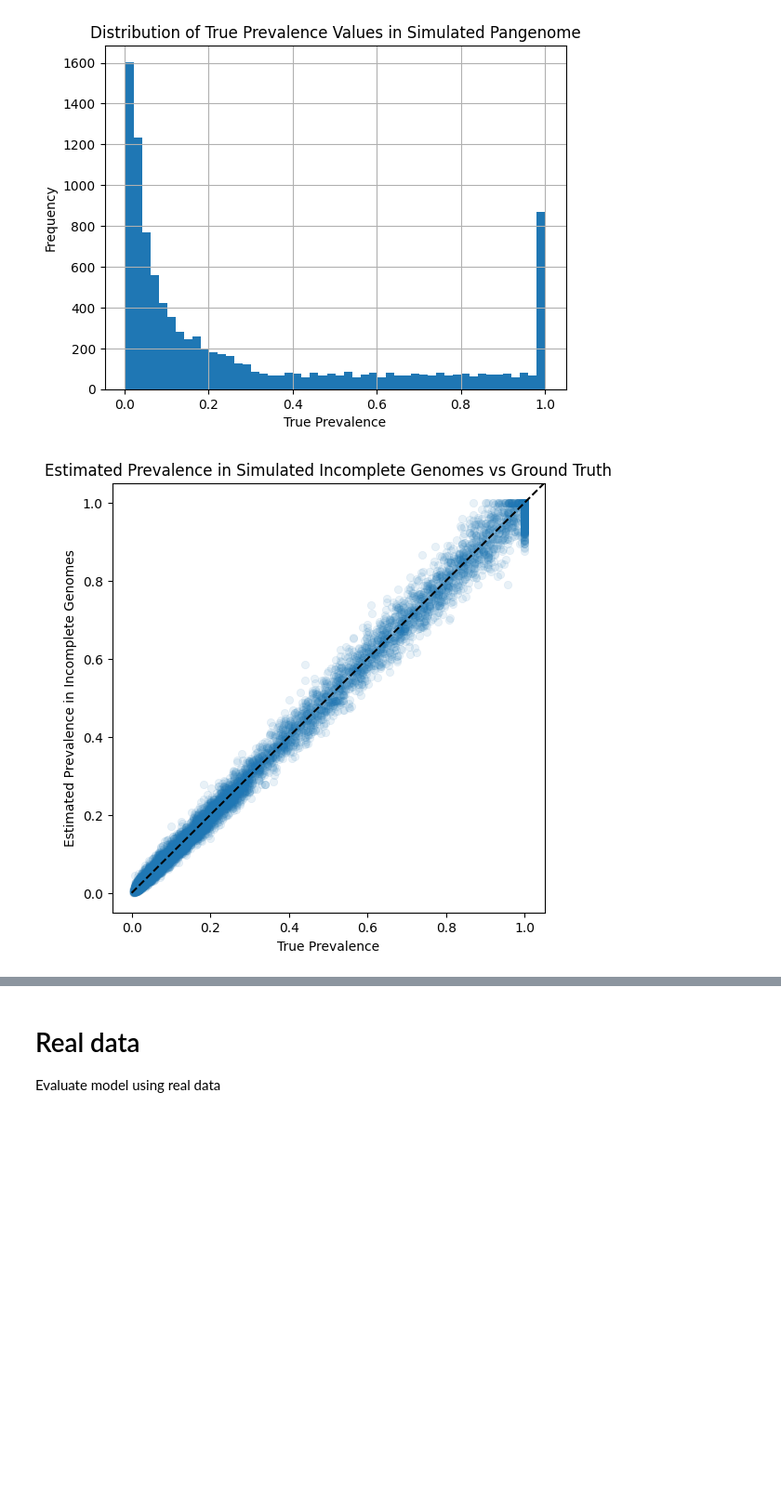
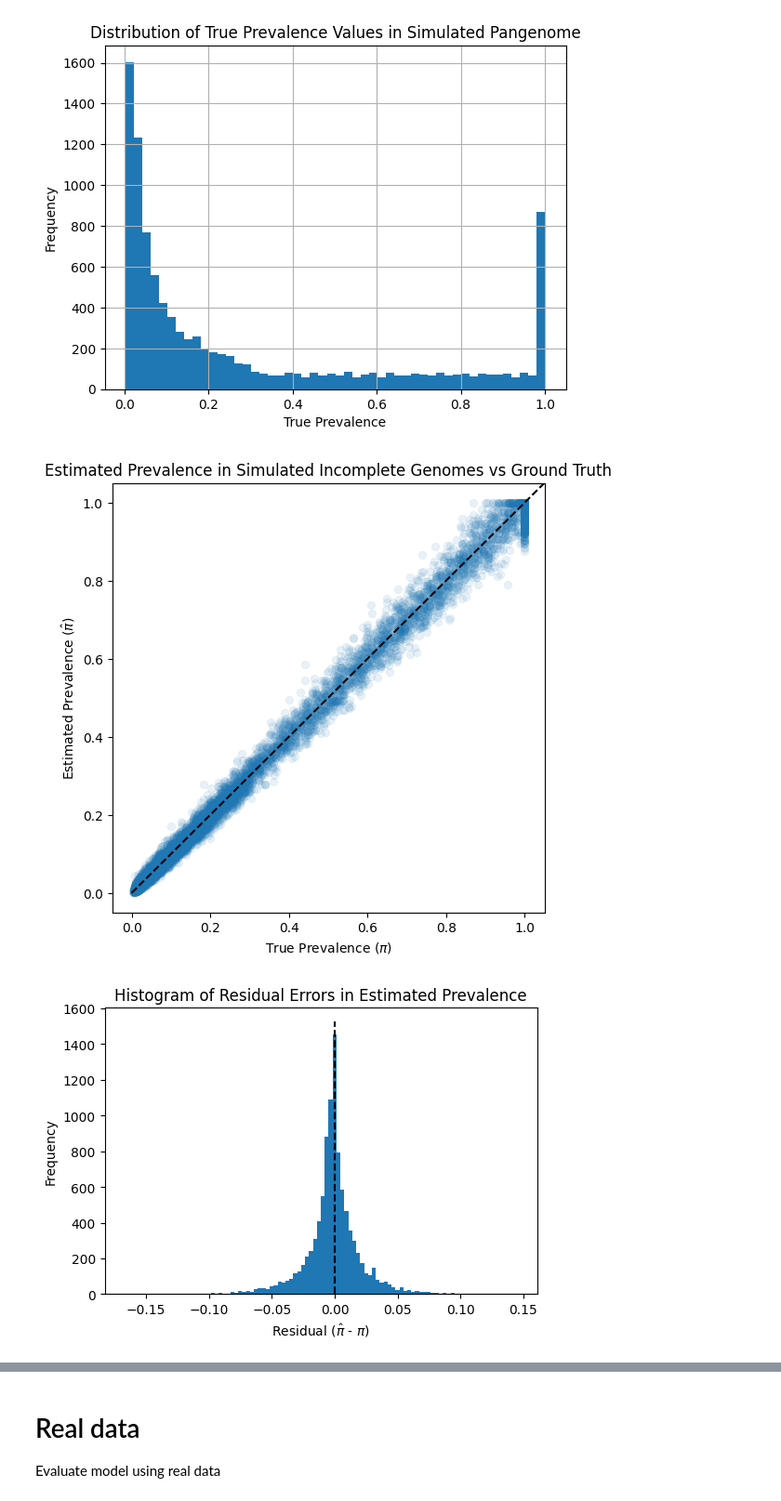
Before and after one commit to blasks/gene-prevalence, a Jupyter notebook: analyses/bernoulli-model.ipynb, the cells around one changed output, grey strips where cells are left out. Shown at 93% size. Drawn from its saved outputs; the diff is of its cells as text; code cells hidden in the pictures; blank space fills up the shorter version.

```diff
--- a/analyses/bernoulli-model.ipynb
+++ b/analyses/bernoulli-model.ipynb
@@ -96,30 +97,41 @@ plt.show()
 # %%
 # run Bernoulli model on simulated data with uniform missingness
 
 lambdas_incomplete = estimate_prevalence_bernoulli(
     data=sim_incomplete_df,
     lambdas=sim_completeness.loc[sim_incomplete_df.columns]
 )
 
 # Create a scatter plot
 plt.figure(figsize=(6, 6))
 sns.scatterplot(x=ground_truth, y=lambdas_incomplete, alpha=0.1, edgecolor=None)
 
 # Add a line for perfect agreement
 plt.plot([0, 100], [0, 100], '--', color='black')  # Line with slope 1
 
 # Set ranges for x and y axes
 maximum = max(ground_truth.max(), lambdas_incomplete.max())
 plt.xlim(-0.05, maximum + 0.05)
 plt.ylim(-0.05, maximum + 0.05)
 
 # Set labels and title
-plt.xlabel('True Prevalence')
-plt.ylabel('Estimated Prevalence in Incomplete Genomes')
+plt.xlabel(f'True Prevalence ({r"$\pi$"})')
+plt.ylabel(f'Estimated Prevalence ({r"$\hat{\pi}$"})')
 plt.title('Estimated Prevalence in Simulated Incomplete Genomes vs Ground Truth')
 plt.show()
+
+# plot histogram of residual errors
+residuals_incomplete = lambdas_incomplete - ground_truth
+plt.figure(figsize=(6, 4))
+plt.hist(residuals_incomplete, bins=100)
+plt.vlines(0, 0, plt.gca().get_ylim()[1], colors='black', linestyles='dashed')
+plt.xlabel(f'Residual ({r"$\hat{\pi}$"} - {r"$\pi$"})')
+plt.ylabel('Frequency')
+plt.title('Histogram of Residual Errors in Estimated Prevalence')
+plt.show()
 # %% [output]
-[figure, old version]
+[figure, new version]
+[figure, added]
 # %%
 # run Bernoulli model on simulated data with biased missingness
 
```
Also changed, not shown: parts of 5 cells of this notebook, 1 other file.
